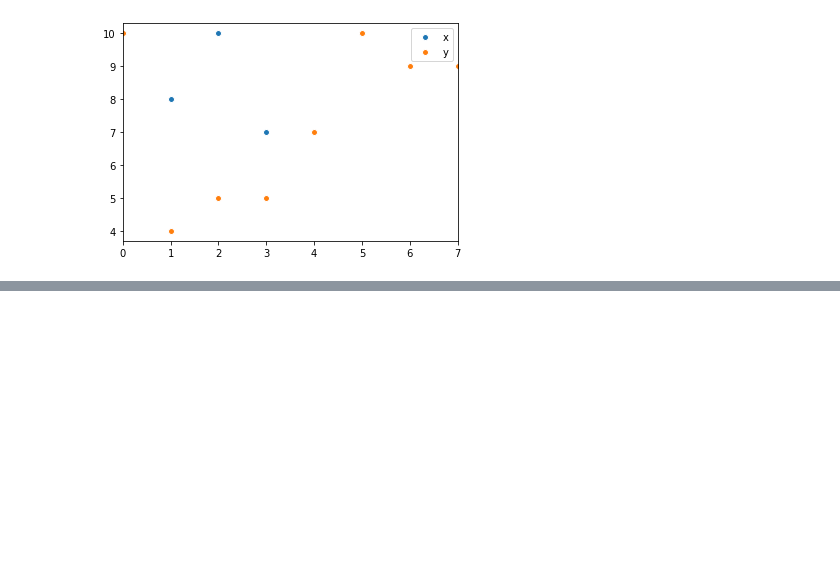
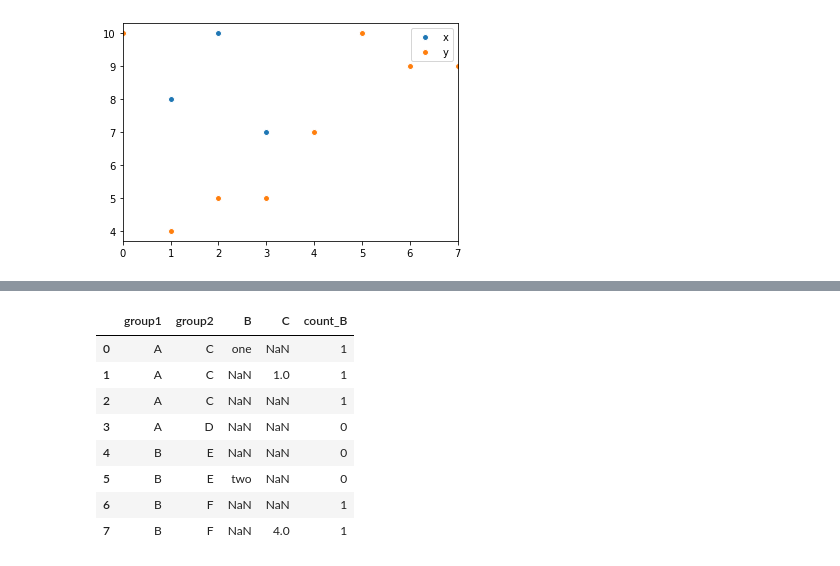
Before and after one commit to sonichandni/Pandas-practice, a Jupyter notebook: panda.ipynb, the cells around one changed output, grey strips where cells are left out. Cells and saved outputs as stored; diff of their text form; code cells hidden in the pictures; blank space fills up the shorter version.

```diff
--- a/panda.ipynb
+++ b/panda.ipynb
@@ -195,0 +386,13 @@ df.plot(style='o', markeredgecolor='white')  # plot as dots with white edge
+# %%
+df['count_B']=df.groupby(['group1','group2']).C.transform('count')
+df
+# %% [output]
+|  | group1 | group2 | B | C | count_B |
+| 0 | A | C | one | NaN | 1 |
+| 1 | A | C | NaN | 1.0 | 1 |
+| 2 | A | C | NaN | NaN | 1 |
+| 3 | A | D | NaN | NaN | 0 |
+| 4 | B | E | NaN | NaN | 0 |
+| 5 | B | E | two | NaN | 0 |
+| 6 | B | F | NaN | NaN | 1 |
+| 7 | B | F | NaN | 4.0 | 1 |
```
Also changed, not shown: parts of 19 cells of this notebook.
